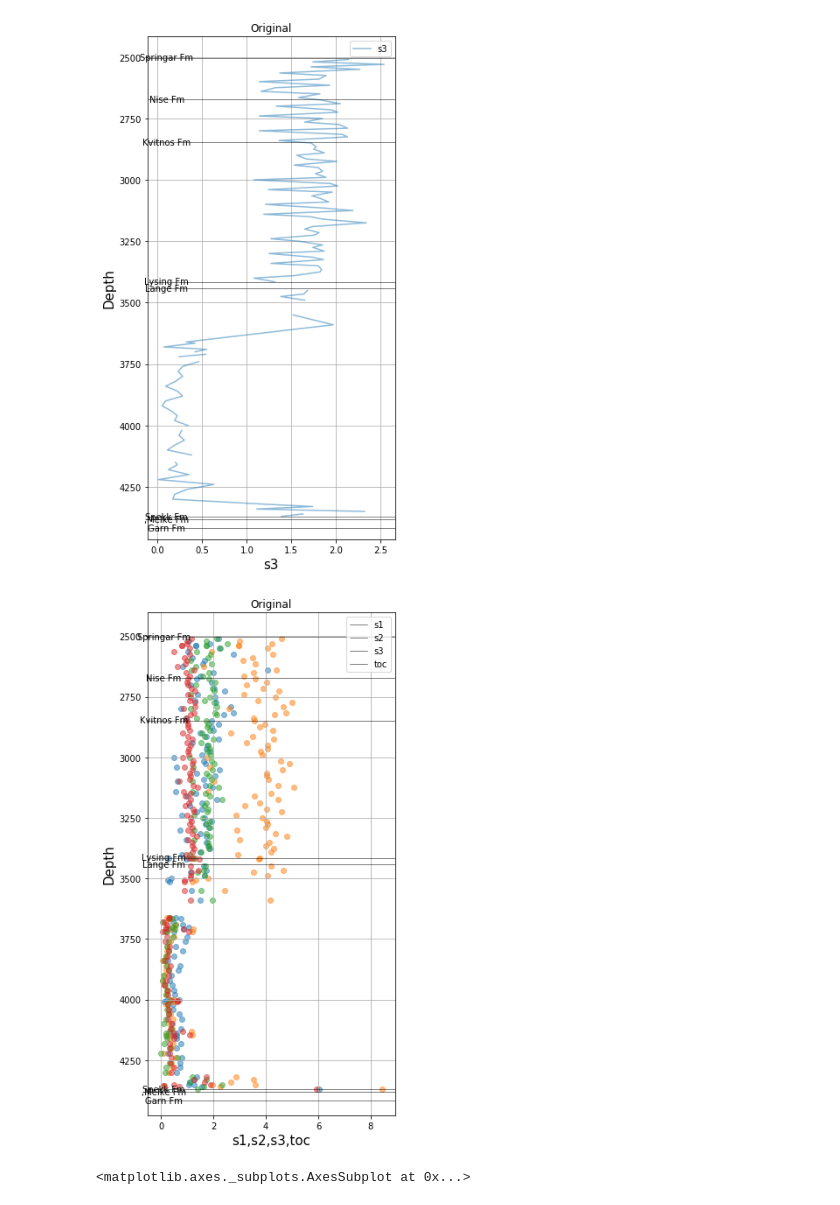
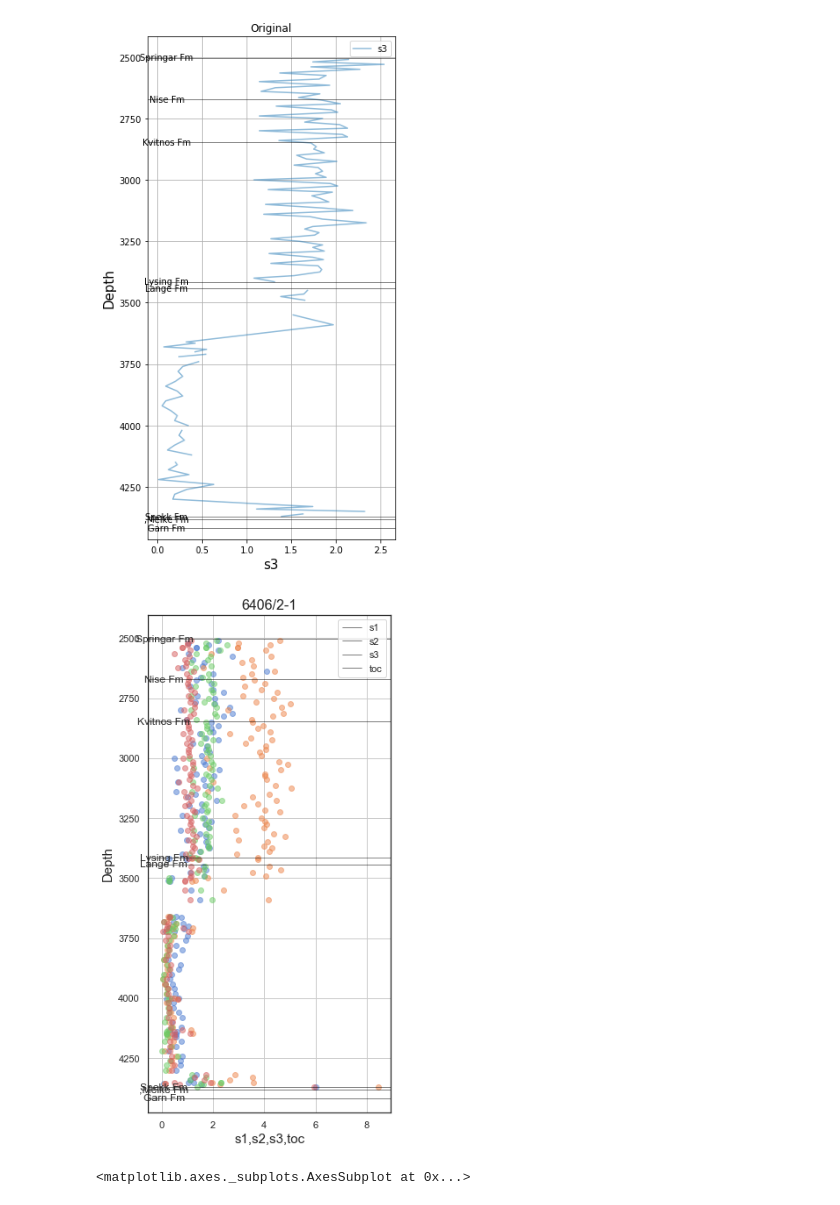
Before and after one commit to ABDunbar/Chronostrat-RE-data-merge, a Jupyter notebook: Excel_import.ipynb, the cells around one changed output. Saved outputs shown, nothing was run; the diff lists cells and outputs as text; code cells hidden in the pictures.

```diff
--- a/Excel_import.ipynb
+++ b/Excel_import.ipynb
@@ -223,29 +235,31 @@ fig.tight_layout()
 # %%
 #merge[ merge['Well'] == '6406/2-1']['s3'].plot()
 
 fig, ax = plt.subplots(figsize=(5,9))
 
 ax.scatter(merge[ merge['Well'] == '6406/2-1']['s1'], merge[ merge['Well'] == '6406/2-1']['Depth m RKB'], alpha=0.5)
 ax.scatter(merge[ merge['Well'] == '6406/2-1']['s2'], merge[ merge['Well'] == '6406/2-1']['Depth m RKB'], alpha=0.5)
 ax.scatter(merge[ merge['Well'] == '6406/2-1']['s3'], merge[ merge['Well'] == '6406/2-1']['Depth m RKB'], alpha=0.5)
 ax.scatter(merge[ merge['Well'] == '6406/2-1']['toc'], merge[ merge['Well'] == '6406/2-1']['Depth m RKB'], alpha=0.5)
 
 
 for (i,j) in zip(tops_depths,tops):
             if ((i>=2500) and (i<=4500)):
                 ax.axhline(y=i, linewidth=0.5, color='black')
                 ax.text(0.1, i ,j, horizontalalignment='center',verticalalignment='center')
 
 
 ax.invert_yaxis()
 ax.set_xlabel('s1,s2,s3,toc', fontsize=15)
 ax.set_ylabel('Depth', fontsize=15)
-ax.set_title('Original')
+ax.set_title('6406/2-1', fontsize=16)
 ax.legend(['s1','s2','s3','toc'])
 ax.grid(True)
 fig.tight_layout()
+
+plt.savefig('./images/s1s2s3toc',bbox_inches='tight')
 # %% [output]
-[figure, old version]
+[figure, new version]
 # %%
 merge[ merge['Well'] == '6406/2-1']['s3'].plot()
 # %% [output]
```
Also changed, not shown: parts of 9 cells of this notebook.
